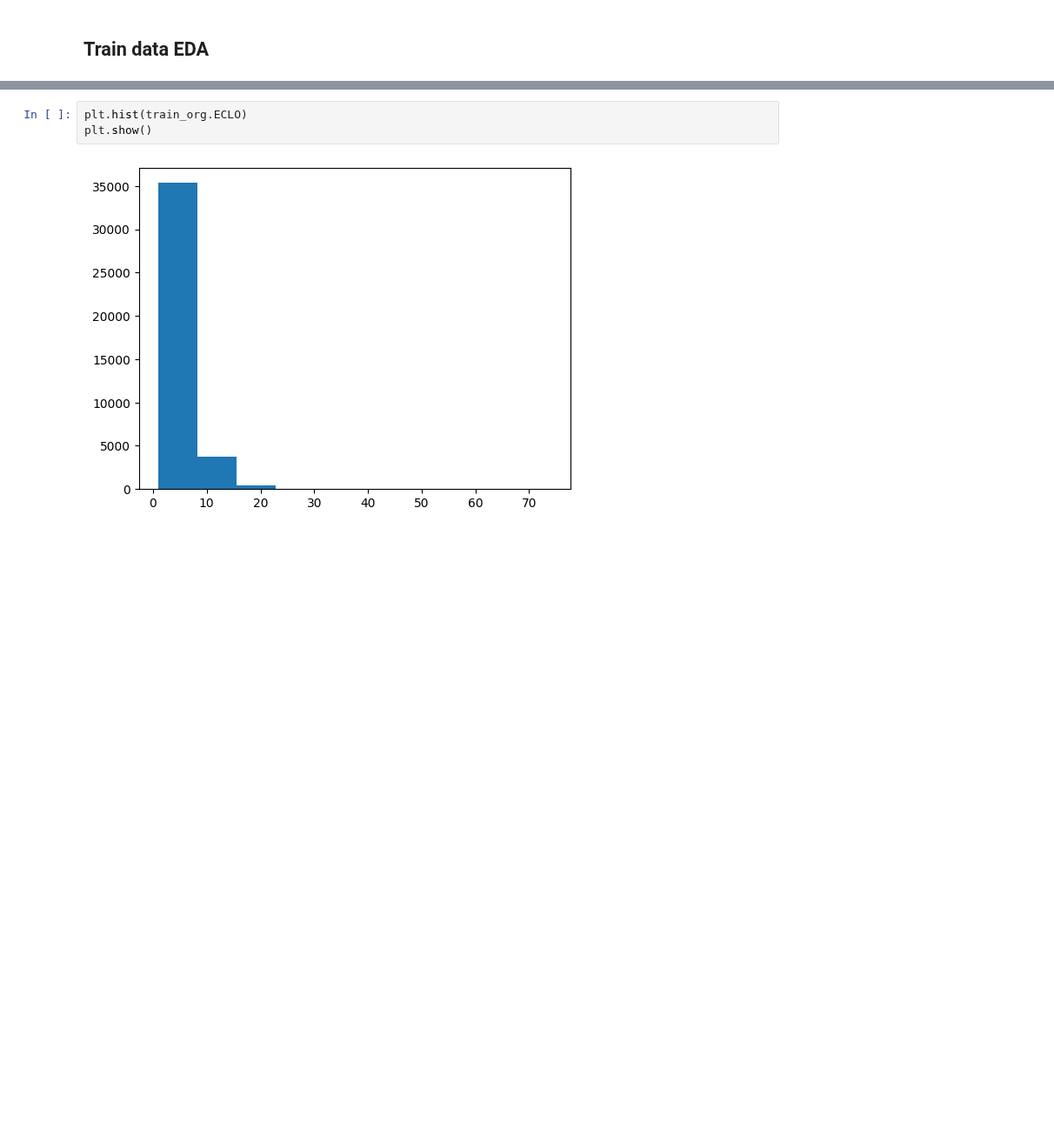
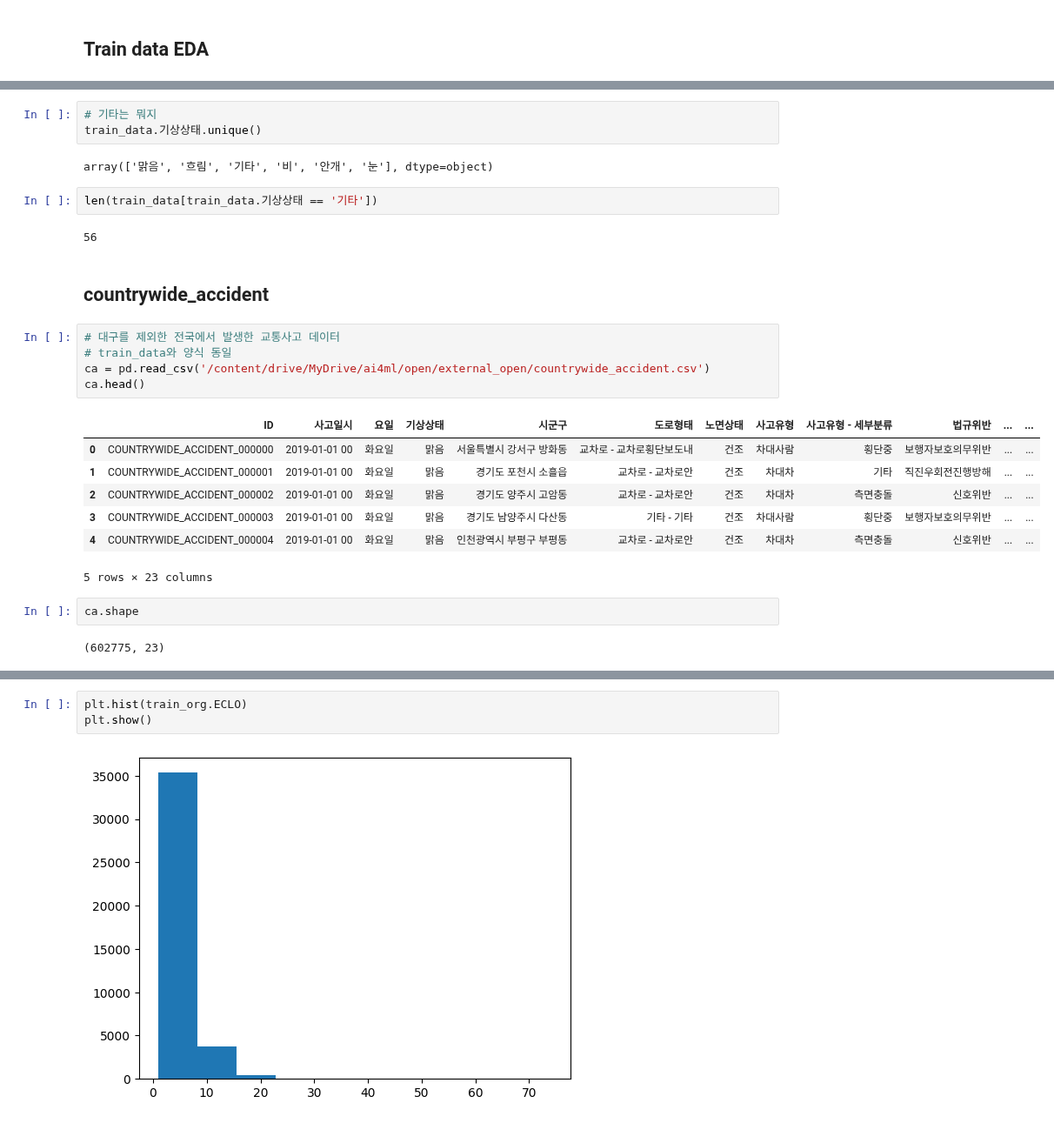
Before and after one commit to tgwon/ai4ml, a Jupyter notebook: project/EDA.ipynb, the cells around one changed output, grey strips where cells are left out. Shown at 87% size. Saved outputs shown, nothing was run; the diff lists cells and outputs as text; blank space fills up the shorter version.

```diff
--- a/project/EDA.ipynb
+++ b/project/EDA.ipynb
@@ -81,3 +148,31 @@ train_org.describe()
 | 50% | 0.000000 | 0.000000 | 1.000000 | 0.000000 | 3.000000 |
 | 75% | 0.000000 | 0.000000 | 1.000000 | 0.000000 | 6.000000 |
 | max | 2.000000 | 6.000000 | 22.000000 | 10.000000 | 74.000000 |
+# %%
+# 기타는 뭐지
+train_data.기상상태.unique()
+# %% [output]
+array(['맑음', '흐림', '기타', '비', '안개', '눈'], dtype=object)
+# %%
+len(train_data[train_data.기상상태 == '기타'])
+# %% [output]
+56
+# %% [markdown]
+## countrywide_accident
+# %%
+# 대구를 제외한 전국에서 발생한 교통사고 데이터
+# train_data와 양식 동일
+ca = pd.read_csv('/content/drive/MyDrive/ai4ml/open/external_open/countrywide_accident.csv')
+ca.head()
+# %% [output]
+|  | ID | 사고일시 | 요일 | 기상상태 | 시군구 | 도로형태 | 노면상태 | 사고유형 | 사고유형 - 세부분류 | 법규위반 | ... | ... |
+| 0 | COUNTRYWIDE_ACCIDENT_000000 | 2019-01-01 00 | 화요일 | 맑음 | 서울특별시 강서구 방화동 | 교차로 - 교차로횡단보도내 | 건조 | 차대사람 | 횡단중 | 보행자보호의무위반 | ... | ... |
+| 1 | COUNTRYWIDE_ACCIDENT_000001 | 2019-01-01 00 | 화요일 | 맑음 | 경기도 포천시 소흘읍 | 교차로 - 교차로안 | 건조 | 차대차 | 기타 | 직진우회전진행방해 | ... | ... |
+| 2 | COUNTRYWIDE_ACCIDENT_000002 | 2019-01-01 00 | 화요일 | 맑음 | 경기도 양주시 고암동 | 교차로 - 교차로안 | 건조 | 차대차 | 측면충돌 | 신호위반 | ... | ... |
+| 3 | COUNTRYWIDE_ACCIDENT_000003 | 2019-01-01 00 | 화요일 | 맑음 | 경기도 남양주시 다산동 | 기타 - 기타 | 건조 | 차대사람 | 횡단중 | 보행자보호의무위반 | ... | ... |
+| 4 | COUNTRYWIDE_ACCIDENT_000004 | 2019-01-01 00 | 화요일 | 맑음 | 인천광역시 부평구 부평동 | 교차로 - 교차로안 | 건조 | 차대차 | 측면충돌 | 신호위반 | ... | ... |
+5 rows × 23 columns
+# %%
+ca.shape
+# %% [output]
+(602775, 23)
```
Also changed, not shown: parts of 36 cells of this notebook.
